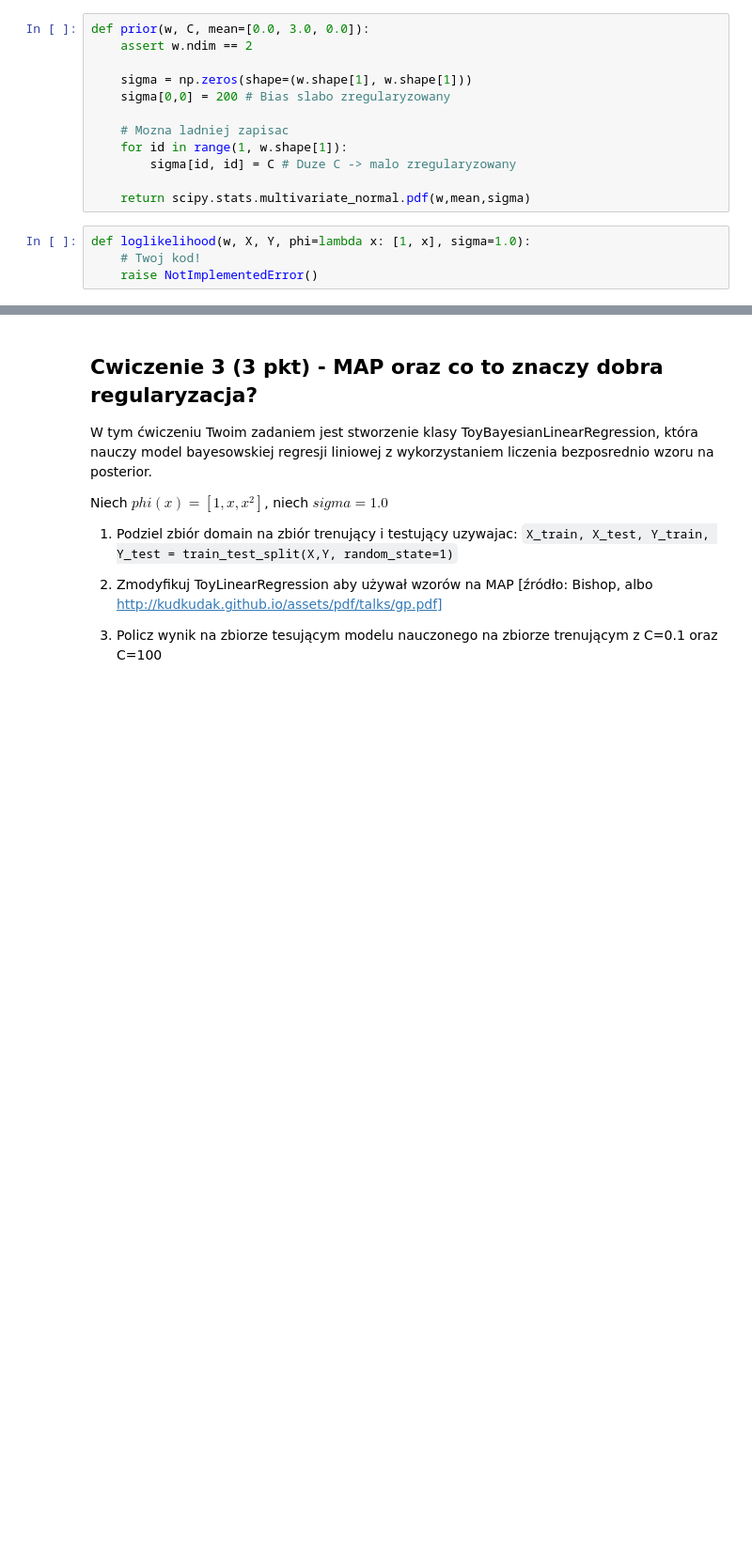
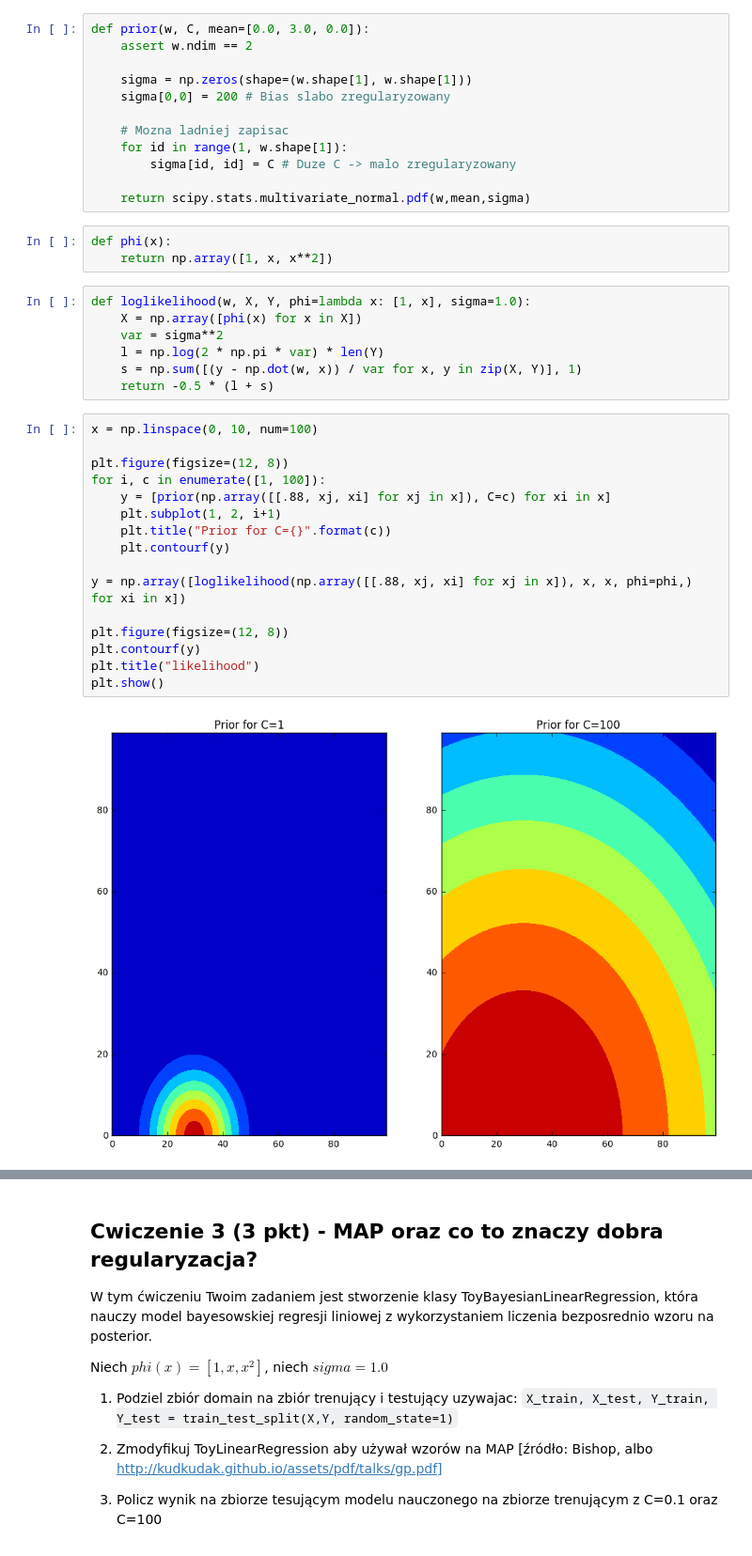
Before and after one commit to ociepkam/ml, a Jupyter notebook: L3a.ipynb, the cells around one changed output, grey strips where cells are left out. Shown at 94% size. Saved outputs shown, nothing was run; the diff lists cells and outputs as text; blank space fills up the shorter version.

```diff
--- a/L3a.ipynb
+++ b/L3a.ipynb
@@ -177,7 +177,31 @@ def prior(w, C, mean=[0.0, 3.0, 0.0]):
         sigma[id, id] = C # Duze C -> malo zregularyzowany
 
     return scipy.stats.multivariate_normal.pdf(w,mean,sigma)
-# %%
-def loglikelihood(w, X, Y, phi=lambda x: [1, x], sigma=1.0):
-    # Twoj kod!
-    raise NotImplementedError()
+# %%
+def phi(x):
+    return np.array([1, x, x**2])
+# %%
+def loglikelihood(w, X, Y, phi=lambda x: [1, x], sigma=1.0):
+    X = np.array([phi(x) for x in X])
+    var = sigma**2
+    l = np.log(2 * np.pi * var) * len(Y)
+    s = np.sum([(y - np.dot(w, x)) / var for x, y in zip(X, Y)], 1)
+    return -0.5 * (l + s)
+# %%
+x = np.linspace(0, 10, num=100)
+
+plt.figure(figsize=(12, 8))
+for i, c in enumerate([1, 100]):
+    y = [prior(np.array([[.88, xj, xi] for xj in x]), C=c) for xi in x]
+    plt.subplot(1, 2, i+1)
+    plt.title("Prior for C={}".format(c))
+    plt.contourf(y)
+
+y = np.array([loglikelihood(np.array([[.88, xj, xi] for xj in x]), x, x, phi=phi,) for xi in x])
+
+plt.figure(figsize=(12, 8))
+plt.contourf(y)
+plt.title("likelihood")
+plt.show()
+# %% [output]
+[figure, added]
```
Also changed, not shown: parts of 1 cell of this notebook.
